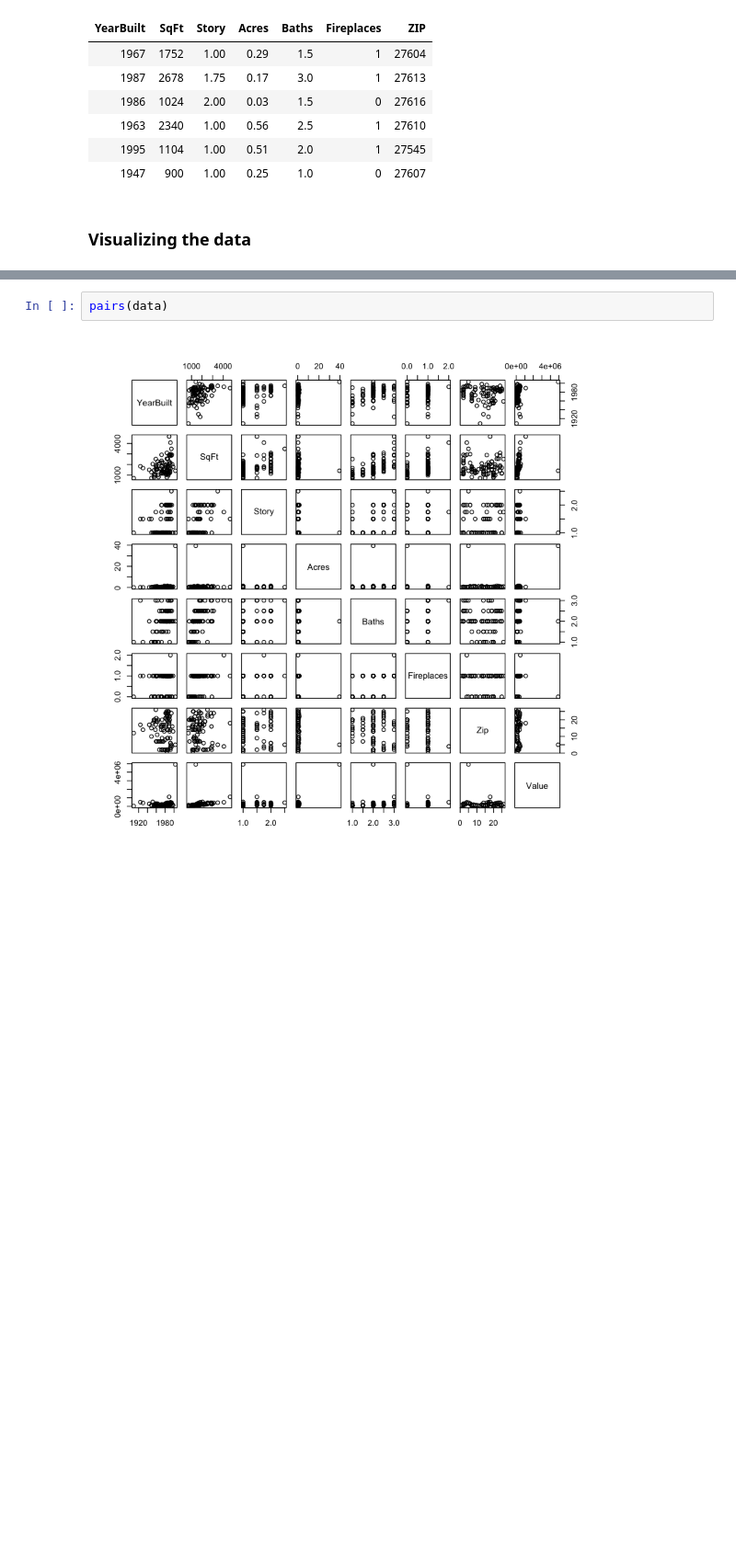
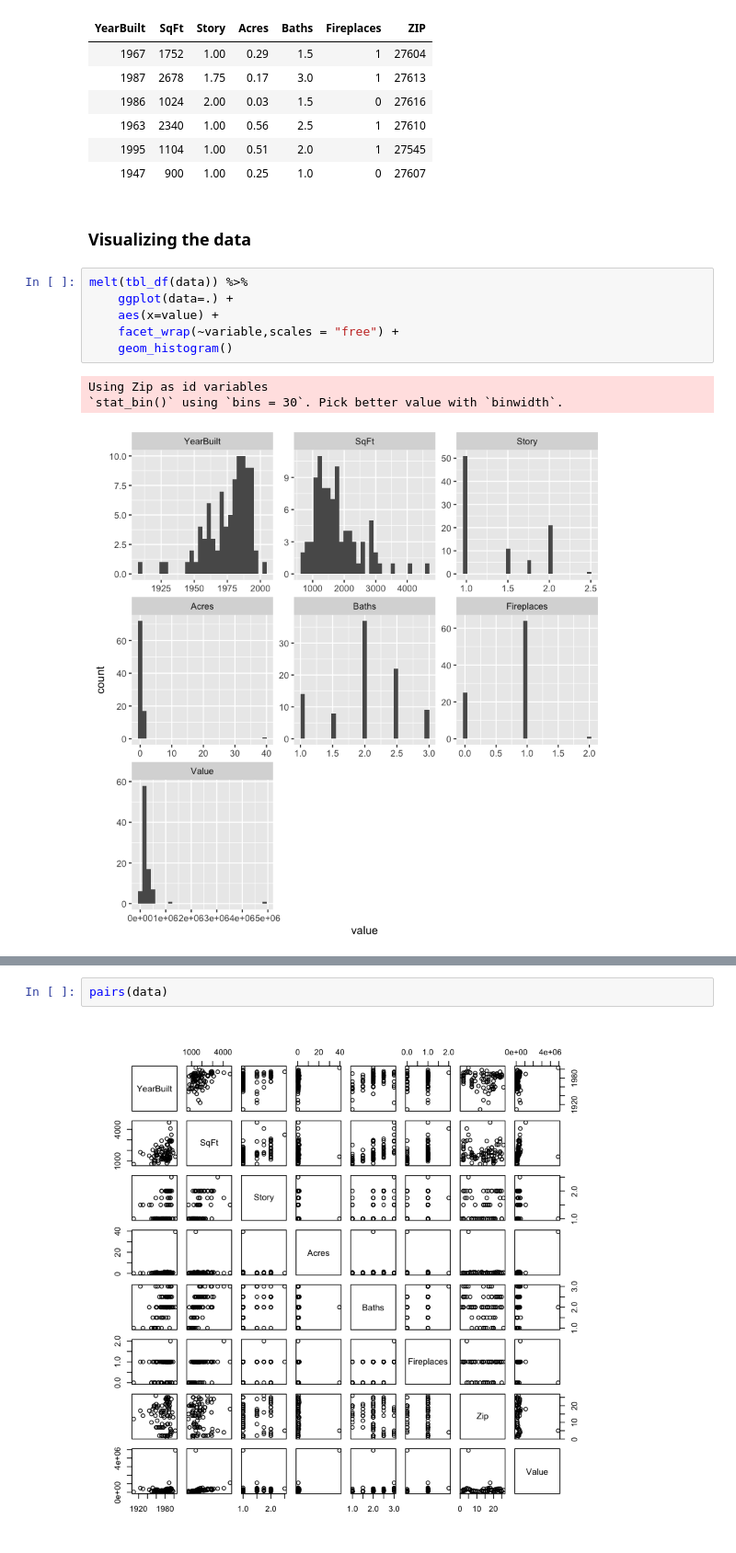
Before and after one commit to Mamie/STATS202F16Kaggle, a Jupyter notebook: notes/notes_exploratoryDataAnalysis_20161105.ipynb, the cells around one changed output, grey strips where cells are left out. Shown at 92% size. Saved outputs shown, nothing was run; the diff lists cells and outputs as text; blank space fills up the shorter version.

```diff
--- a/notes/notes_exploratoryDataAnalysis_20161105.ipynb
+++ b/notes/notes_exploratoryDataAnalysis_20161105.ipynb
@@ -76,3 +87,13 @@ head(testInput)
 | 1947 | 900 | 1.00 | 0.25 | 1.0 | 0 | 27607 |
 # %% [markdown]
 ### Visualizing the data
+# %%
+melt(tbl_df(data)) %>%
+    ggplot(data=.) +
+    aes(x=value) +
+    facet_wrap(~variable,scales = "free") +
+    geom_histogram()
+# %% [output]
+Using Zip as id variables
+`stat_bin()` using `bins = 30`. Pick better value with `binwidth`.
+[figure, added]
```
Also changed, not shown: parts of 27 cells of this notebook.
